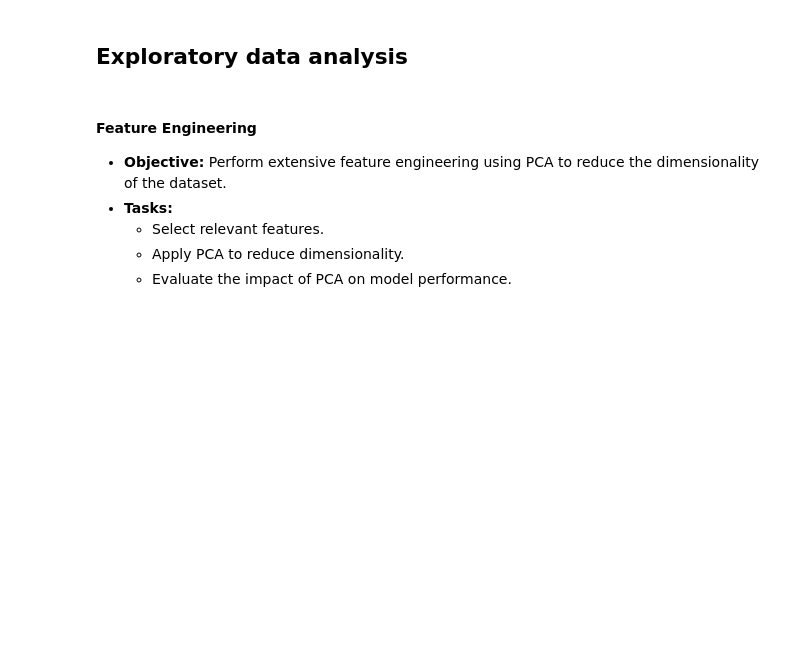
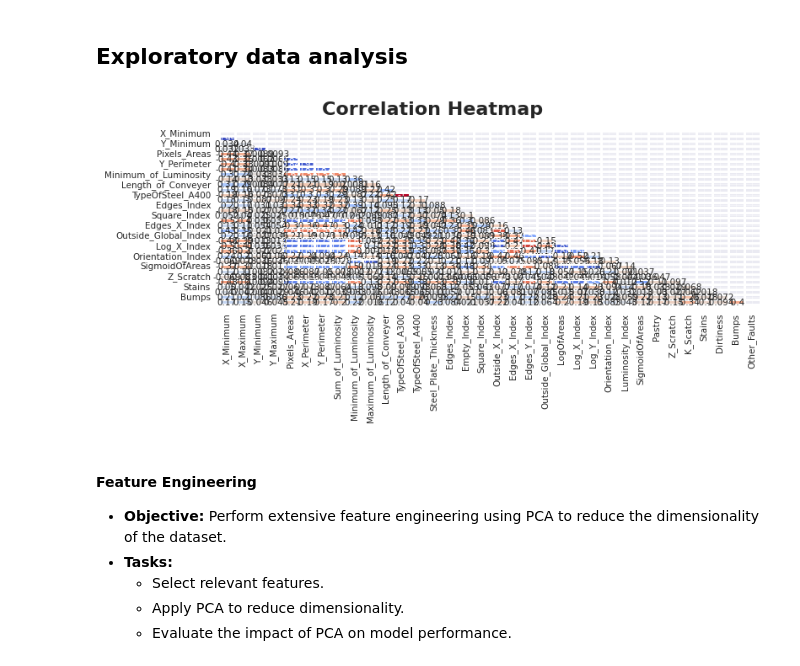
Before and after one commit to ikechukwuUE/steel-plate-defect, a Jupyter notebook: steel_defect_prediction.ipynb, the cells around one changed output. Cells and saved outputs as stored; diff of their text form; code cells hidden in the pictures; blank space fills up the shorter version.

```diff
--- a/steel_defect_prediction.ipynb
+++ b/steel_defect_prediction.ipynb
@@ -331,8 +331,12 @@ def plot_correlation_heatmap(df):
     # Create a mask to avoid repeating the lower triangle of the matrix
     mask = np.triu(np.ones_like(corr, dtype=bool))
 
+    # Calculate the figure size based on the number of columns
+    num_columns = corr.shape[1]
+    fig_size = (num_columns * 0.5, num_columns * 0.5) # Adjust the multiplier as needed
+
     # Create a figure and a heatmap
-    fig, ax = plt.subplots(figsize=(8, 4))
+    fig, ax = plt.subplots(figsize=fig_size)
     sns.heatmap(corr, annot=True, mask=mask, cmap='coolwarm_r', cbar=None, linewidth=1, ax=ax)
 
     # Set the title and adjust the layout
@@ -692,6 +696,12 @@ df_merged
 28924 rows × 34 columns
 # %% [markdown]
 ## Exploratory data analysis
+# %%
+# constructing a correlation plot for the merged dataset
+
+plot_correlation_heatmap(df_merged)
+# %% [output]
+[figure, added]
 # %% [markdown]
 #### Feature Engineering
 - **Objective:** Perform extensive feature engineering using PCA to reduce the dimensionality of the dataset.
```
Also changed, not shown: parts of 1 cell of this notebook.
